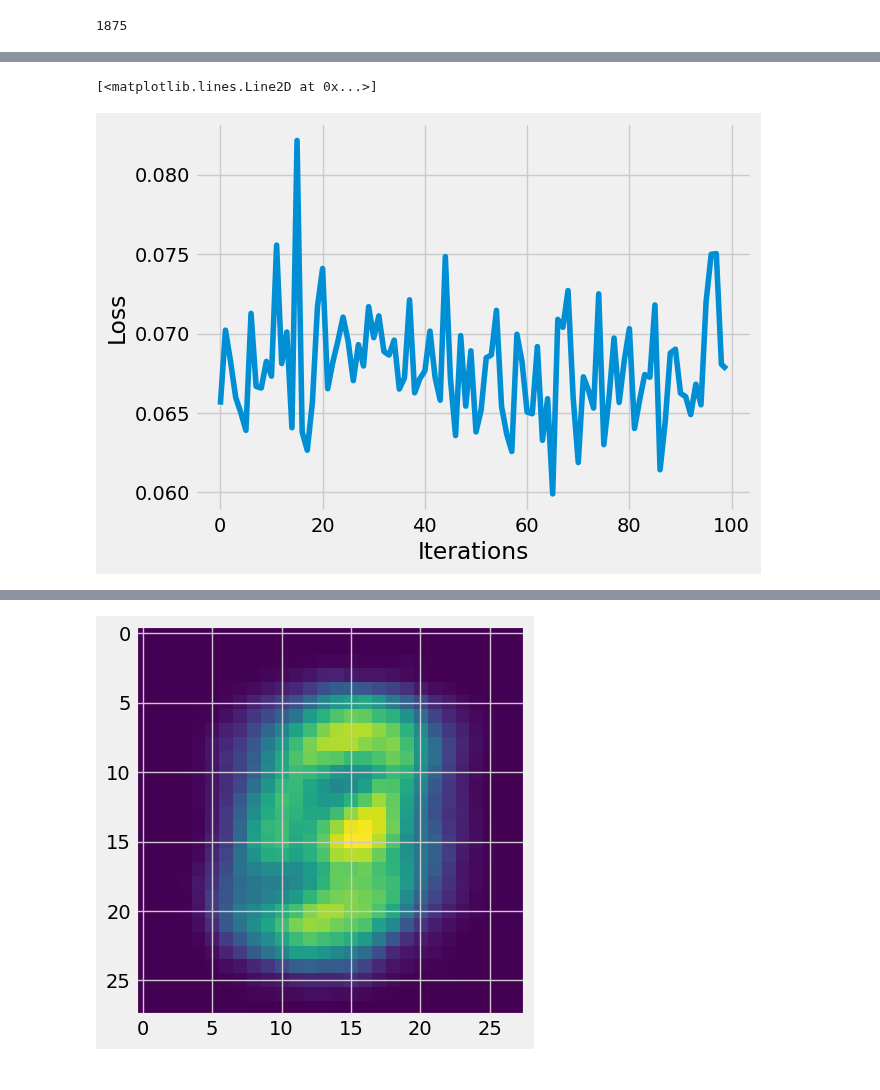
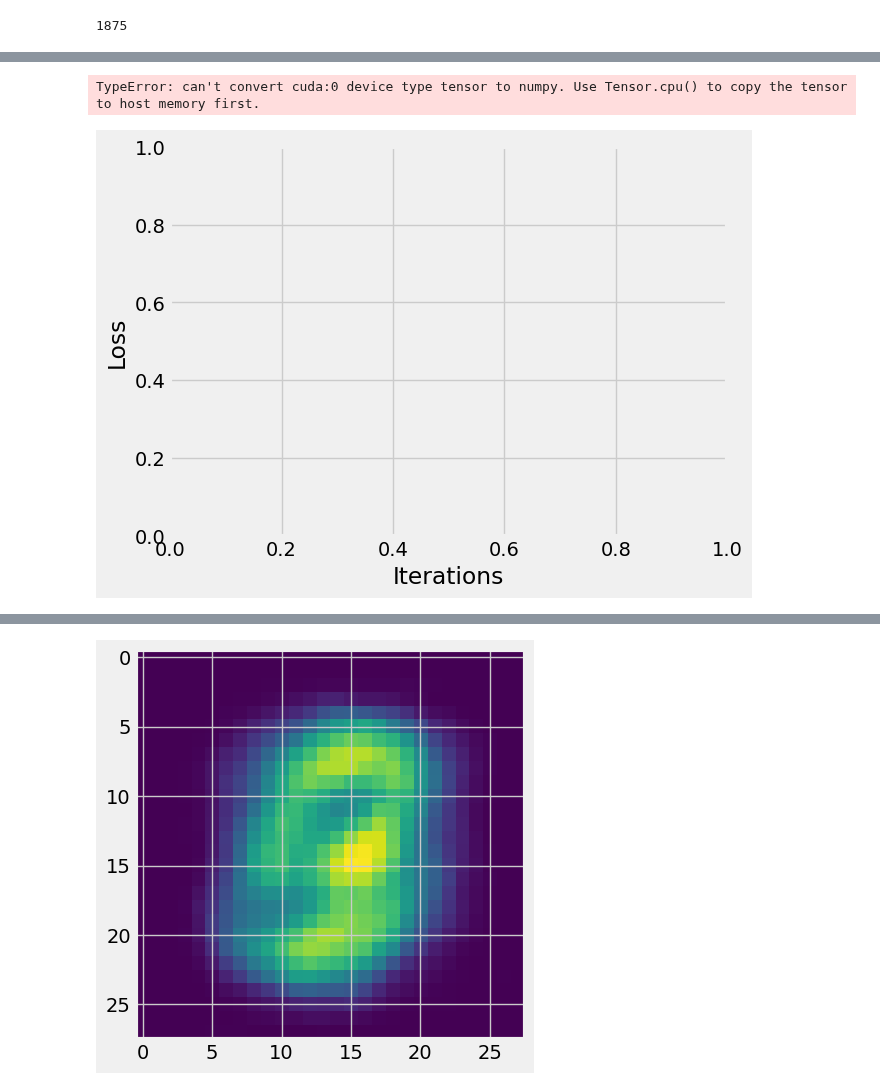
Before and after one commit to Bhimsendabby/Machine--Learning-practice, a Jupyter notebook: Autocoder_pytorch.ipynb, the cells around one changed output, grey strips where cells are left out. Cells and saved outputs as stored; diff of their text form; code cells hidden in the pictures.

```diff
--- a/Autocoder_pytorch.ipynb
+++ b/Autocoder_pytorch.ipynb
@@ -51,9 +56,11 @@ device(type='cuda')
 # Hyperparameters
 # %%
 #Batch size for iterating images in batching
-batch_size = 32
-learning_rate = 1e-1
-epochs = 100
+RANDOM_SEED = 49
+LEARNING_RATE = 0.0005
+BATCH_SIZE = 256
+NUM_EPOCHS = 30
+NUM_CLASSES = 10
 # %% [markdown]
 # Loading Dataset & Data Preprocessing
 # %%
@@ -95,7 +104,10 @@ Extracting /content/mnist/MNIST/raw/t10k-labels-idx1-ubyte.gz to /content/mnist/
 # %%
 # Initialing DataLoader for loading dataset in batches
 # 100 images, batch size =10 then dataloader with iterate 100 images by 10 by 10
-train_loader = DataLoader(dataset=train_dataset,batch_size=batch_size,shuffle=True)
+num_workers = 2
+train_loader = DataLoader(dataset=train_dataset,batch_size=BATCH_SIZE,num_workers=num_workers,shuffle=True)
+valid_loader = DataLoader(dataset=valid_dataset,batch_size=BATCH_SIZE,num_workers=num_workers,shuffle=True)
+test_loader = DataLoader(dataset=test_dataset,batch_size=BATCH_SIZE,num_workers=num_workers,shuffle=True)
 # %%
 class Autoencoder(nn.Module):
   def __init__(self):
@@ -155,9 +167,9 @@ for epoch in range(epochs):
     loss.backward()
     optimizer.step()
 
-    losses.append(loss.item())
+    losses.append(loss)
 
-  print(f'Epoch [{epoch+1}/{epochs}], Loss: {loss.item():.4f}')
+  print(f'Epoch [{epoch+1}/{epochs}], Loss: {loss:.4f}')
 
   outputs.append((epochs, image, reconstruct))
 
@@ -191,5 +203,5 @@ Epoch [100/100], Loss: 0.0678
-[<matplotlib.lines.Line2D at 0x...>]
+TypeError: can't convert cuda:0 device type tensor to numpy. Use Tensor.cpu() to copy the tensor to host memory first.
-[figure, old version]
+[figure, new version]
 # %%
 with torch.no_grad():
   for i, item in enumerate(image):
```
Also changed, not shown: parts of 4 cells of this notebook.
